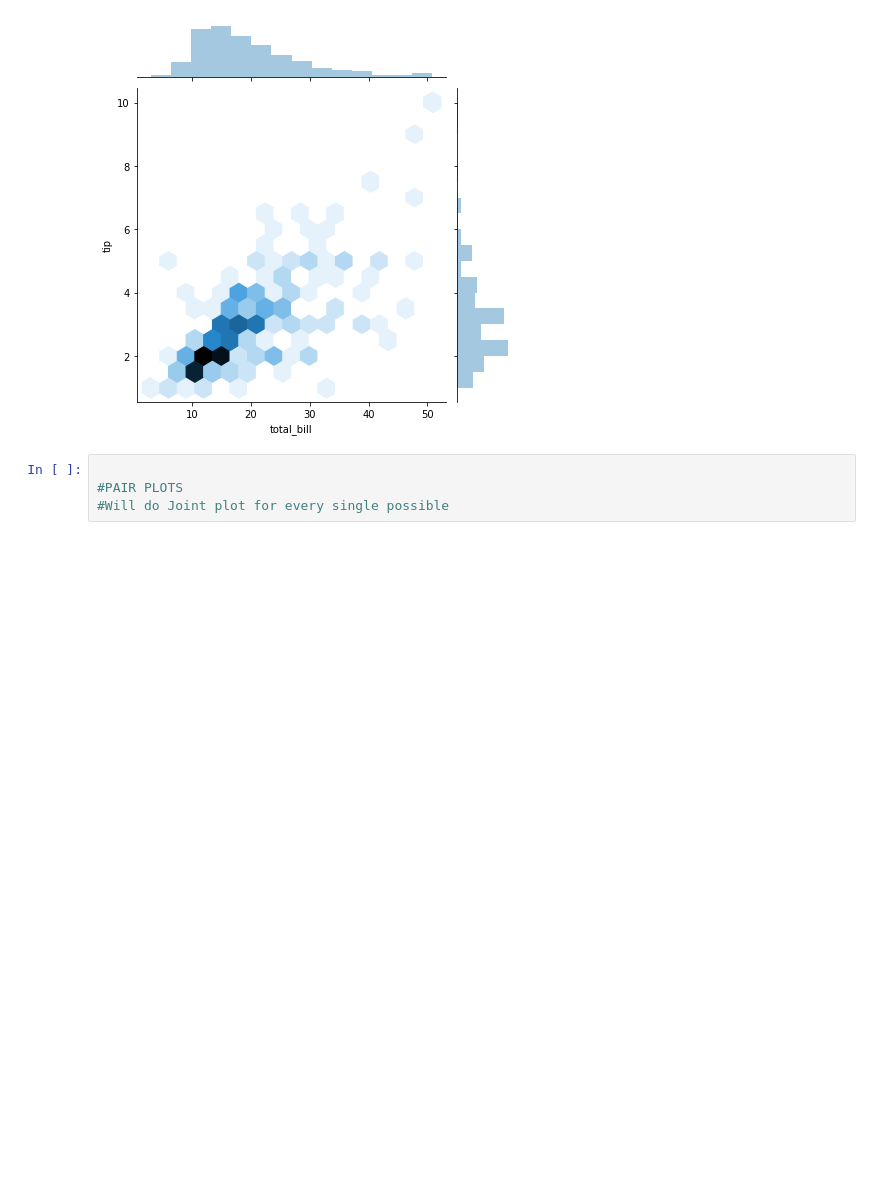
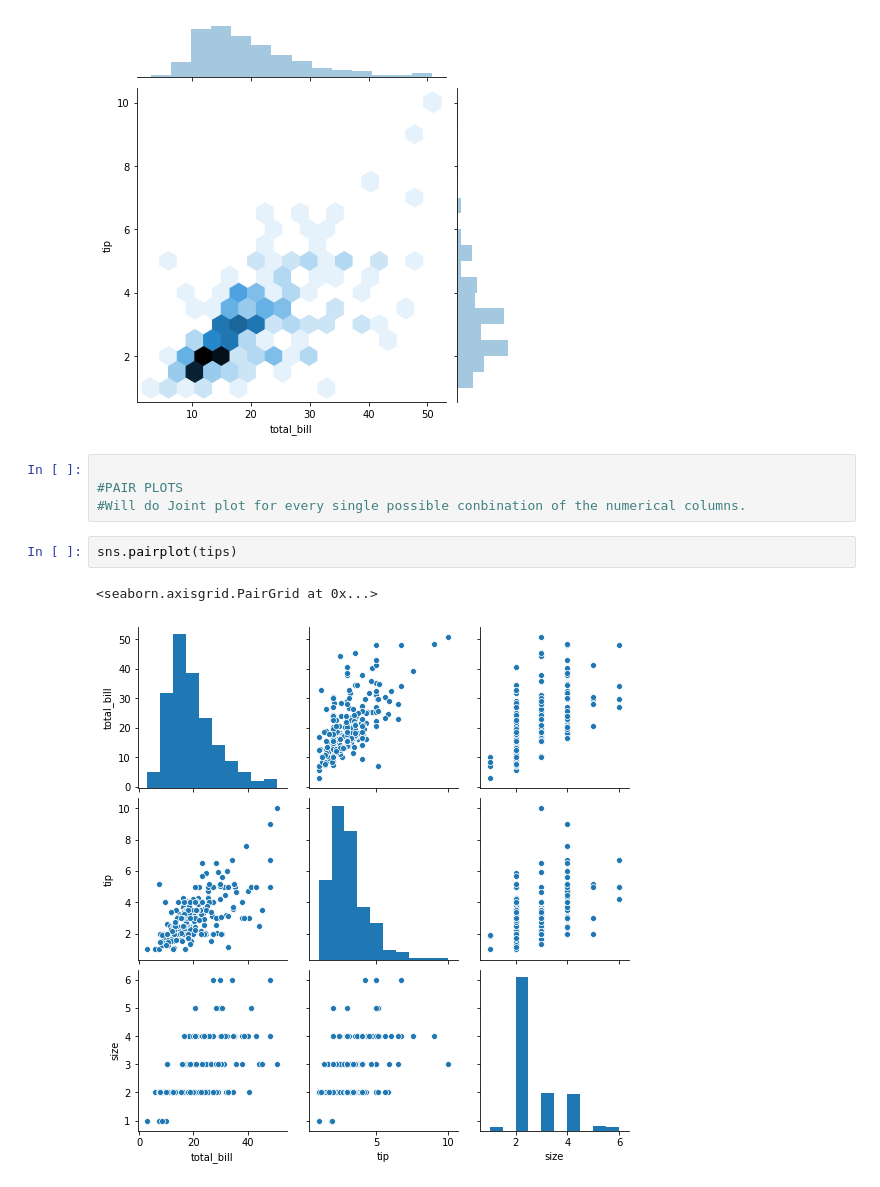
Before and after one commit to yudi43/Seaborn-Practice, a Jupyter notebook: Seaborn_practice.ipynb, the cells around one changed output. Saved outputs shown, nothing was run; the diff lists cells and outputs as text; blank space fills up the shorter version.

Commit message:
real mother of all - pairplot

```diff
--- a/Seaborn_practice.ipynb
+++ b/Seaborn_practice.ipynb
@@ -70,4 +70,9 @@ sns.jointplot(x='total_bill', y='tip', data=tips, kind='hex')
 # %%
 
 #PAIR PLOTS
-#Will do Joint plot for every single possible
+#Will do Joint plot for every single possible conbination of the numerical columns.
+# %%
+sns.pairplot(tips)
+# %% [output]
+<seaborn.axisgrid.PairGrid at 0x...>
+[figure, added]
```
